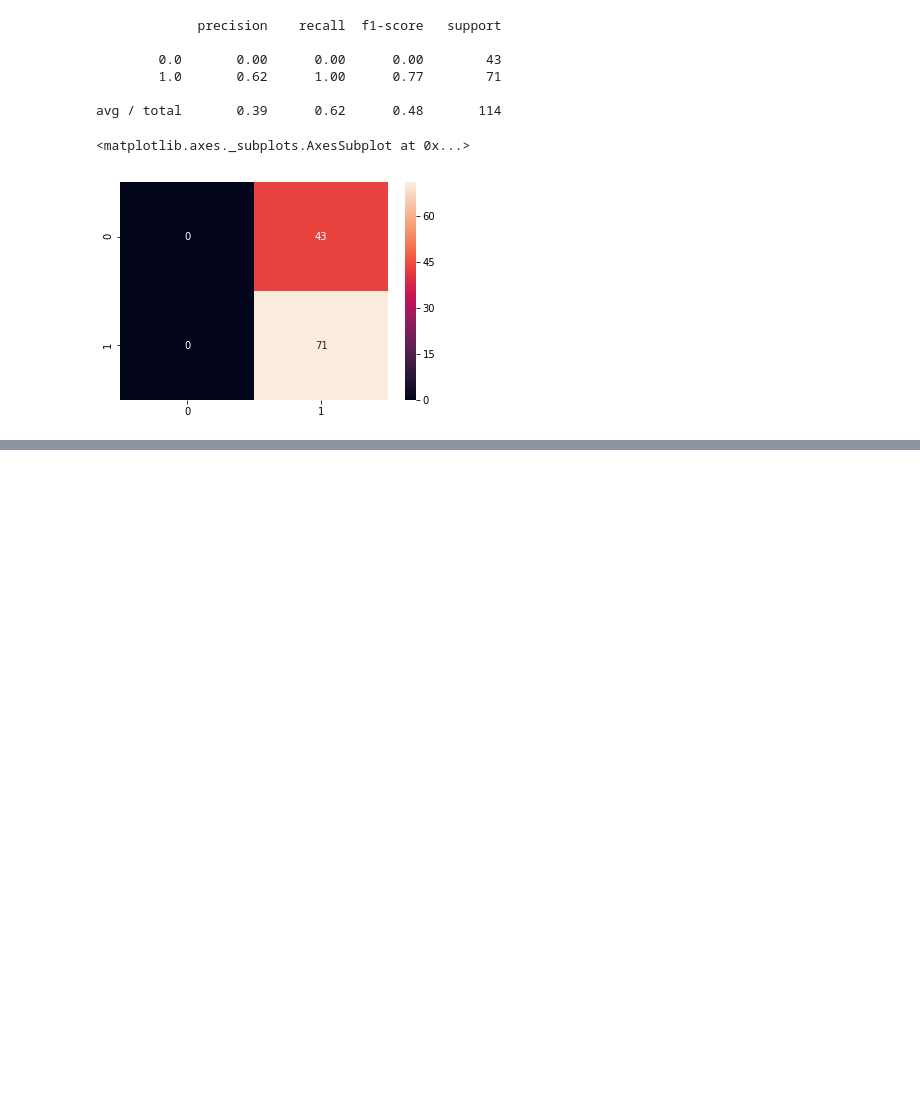
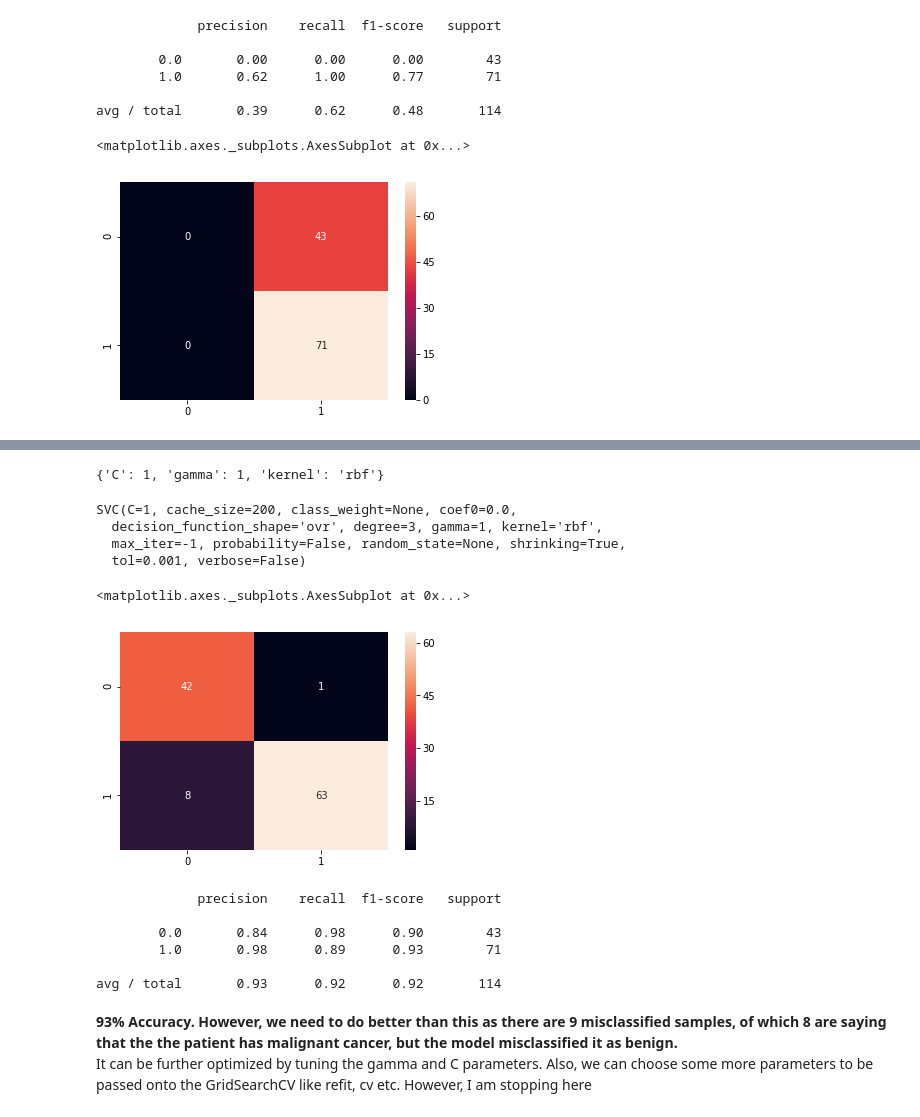
Before and after one commit to aramki/breastCancerClassification, a Jupyter notebook: breastCancerClassification.ipynb, the cells around one changed output, grey strips where cells are left out. Cells and saved outputs as stored; diff of their text form; code cells hidden in the pictures; blank space fills up the shorter version.

```diff
--- a/breastCancerClassification.ipynb
+++ b/breastCancerClassification.ipynb
@@ -137,0 +178,5 @@ sns.heatmap(confusionMatrix, annot=True)
+# %%
+from sklearn.model_selection import GridSearchCV
+grid = GridSearchCV(SVC(),gridParams, verbose=1)
+# %%
+grid.fit(X_train_scaled,y_train)
@@ -137,0 +195,32 @@ sns.heatmap(confusionMatrix, annot=True)
+# %%
+grid.best_params_
+# %% [output]
+{'C': 1, 'gamma': 1, 'kernel': 'rbf'}
+# %%
+grid.best_estimator_
+# %% [output]
+SVC(C=1, cache_size=200, class_weight=None, coef0=0.0,
+  decision_function_shape='ovr', degree=3, gamma=1, kernel='rbf',
+  max_iter=-1, probability=False, random_state=None, shrinking=True,
+  tol=0.001, verbose=False)
+# %%
+grid_predictions = grid.predict(X_test_scaled)
+# %%
+cm = confusion_matrix(y_test, grid_predictions)
+# %%
+sns.heatmap(cm, annot=True)
+# %% [output]
+<matplotlib.axes._subplots.AxesSubplot at 0x...>
+[figure, added]
+# %%
+print(classification_report(y_test,grid_predictions))
+# %% [output]
+             precision    recall  f1-score   support
+
+        0.0       0.84      0.98      0.90        43
+        1.0       0.98      0.89      0.93        71
+
+avg / total       0.93      0.92      0.92       114
+# %% [markdown]
+**93% Accuracy. However, we need to do better than this as there are 9 misclassified samples, of which 8 are saying that the the patient has malignant cancer, but the model misclassified it as benign.**<br/>
+It can be further optimized by tuning the gamma and C parameters. Also, we can choose some more parameters to be passed onto the GridSearchCV like refit, cv etc. However, I am stopping here
```
Also changed, not shown: parts of 10 cells of this notebook.
